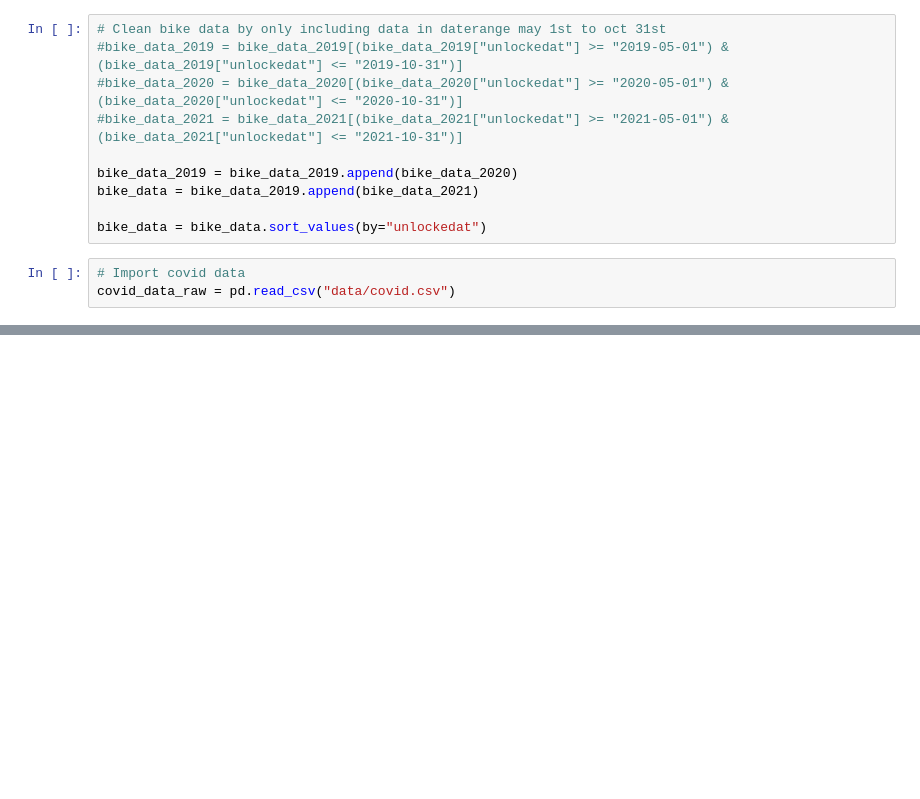
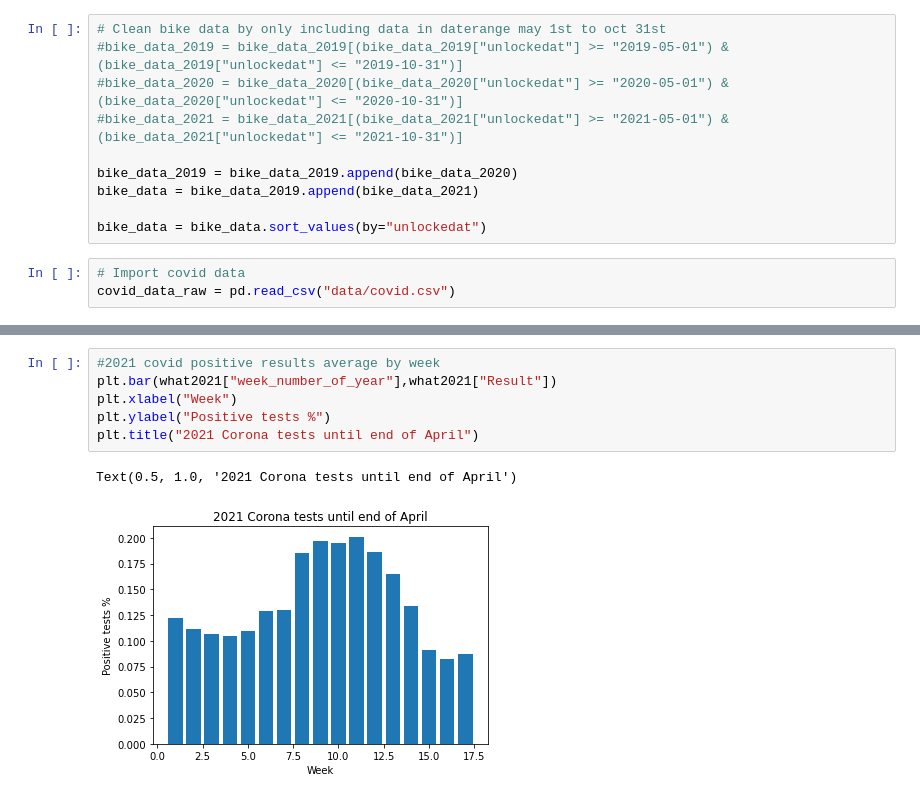
Before and after one commit to kerdokurs/ids_project, a Jupyter notebook: IDS_Project.ipynb, the cells around one changed output, grey strips where cells are left out. Cells and saved outputs as stored; diff of their text form; blank space fills up the shorter version.

```diff
--- a/IDS_Project.ipynb
+++ b/IDS_Project.ipynb
@@ -176,0 +107,9 @@ Text(0.5, 1.0, '2021')
+# %%
+#2021 covid positive results average by week
+plt.bar(what2021["week_number_of_year"],what2021["Result"])
+plt.xlabel("Week")
+plt.ylabel("Positive tests %")
+plt.title("2021 Corona tests until end of April")
+# %% [output]
+Text(0.5, 1.0, '2021 Corona tests until end of April')
+[figure, added]
```
Also changed, not shown: parts of 21 cells of this notebook.
